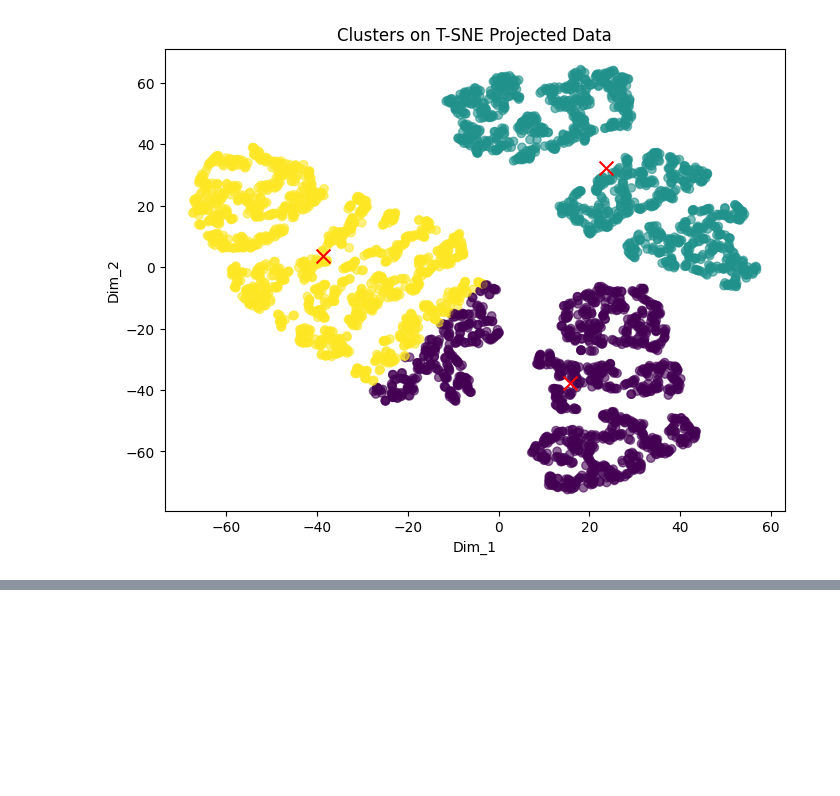
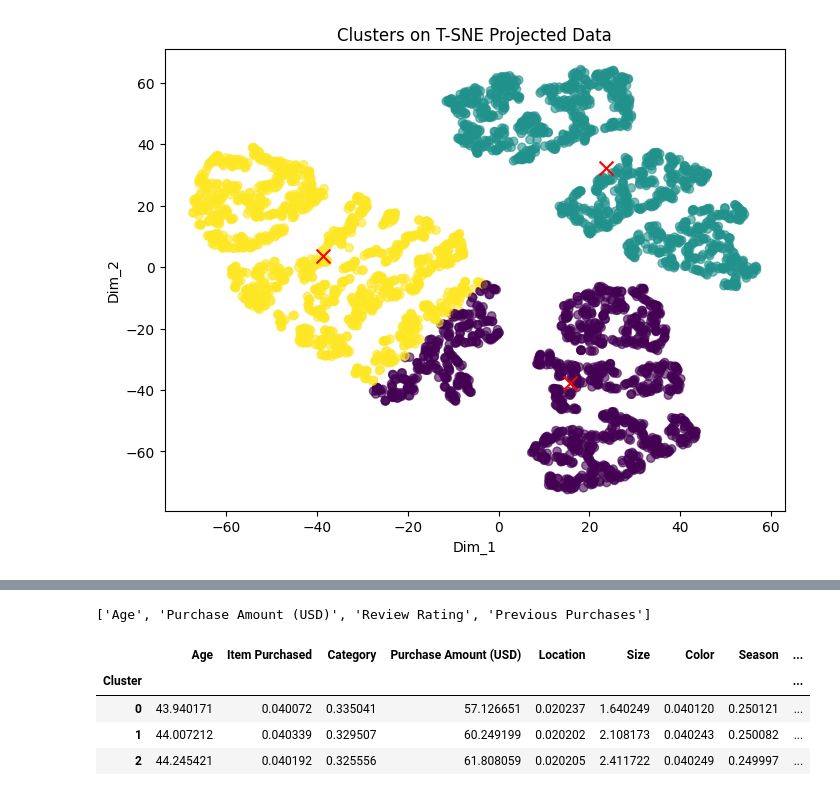
Before and after one commit to Samarth-Pawan/Data-Mining_Customer-Shopping-Trends, a Jupyter notebook: Data_Mining/data_preproc.ipynb, the cells around one changed output, grey strips where cells are left out. Drawn from its saved outputs; the diff is of its cells as text; code cells hidden in the pictures; blank space fills up the shorter version.

```diff
--- a/Data_Mining/data_preproc.ipynb
+++ b/Data_Mining/data_preproc.ipynb
@@ -870,0 +871,14 @@ Cluster
+# %%
+num_cols
+# %% [output]
+['Age', 'Purchase Amount (USD)', 'Review Rating', 'Previous Purchases']
+# %%
+cluster_feature_means[num_cols] = scaler.inverse_transform(cluster_feature_means[num_cols])
+# %%
+cluster_feature_means
+# %% [output]
+|  | Age | Item Purchased | Category | Purchase Amount (USD) | Location | Size | Color | Season | ... |
+| Cluster |  |  |  |  |  |  |  |  | ... |
+| 0 | 43.940171 | 0.040072 | 0.335041 | 57.126651 | 0.020237 | 1.640249 | 0.040120 | 0.250121 | ... |
+| 1 | 44.007212 | 0.040339 | 0.329507 | 60.249199 | 0.020202 | 2.108173 | 0.040243 | 0.250082 | ... |
+| 2 | 44.245421 | 0.040192 | 0.325556 | 61.808059 | 0.020205 | 2.411722 | 0.040249 | 0.249997 | ... |
```
Also changed, not shown: parts of 1 cell of this notebook.
